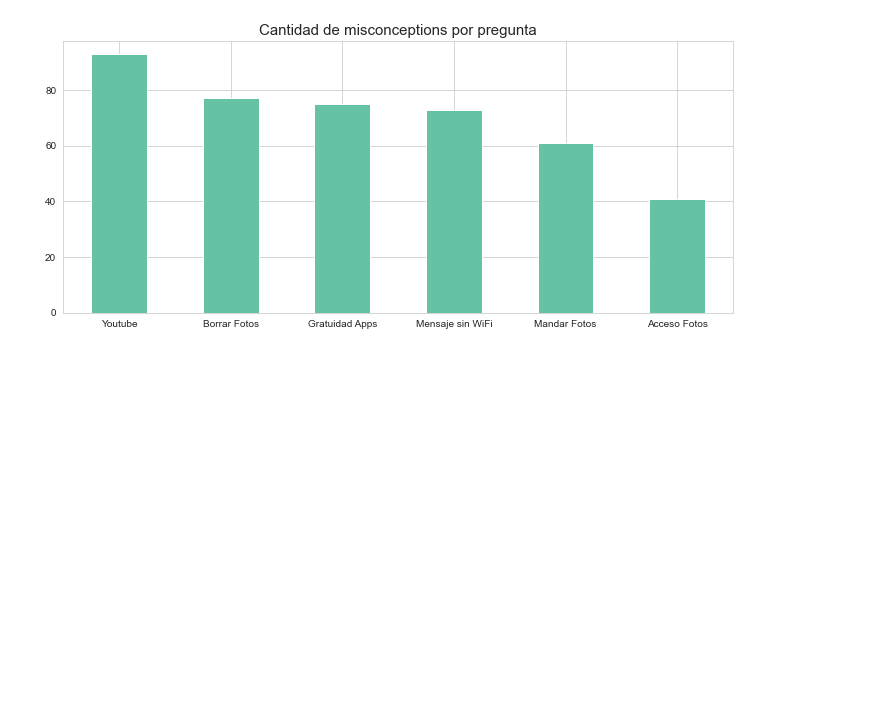
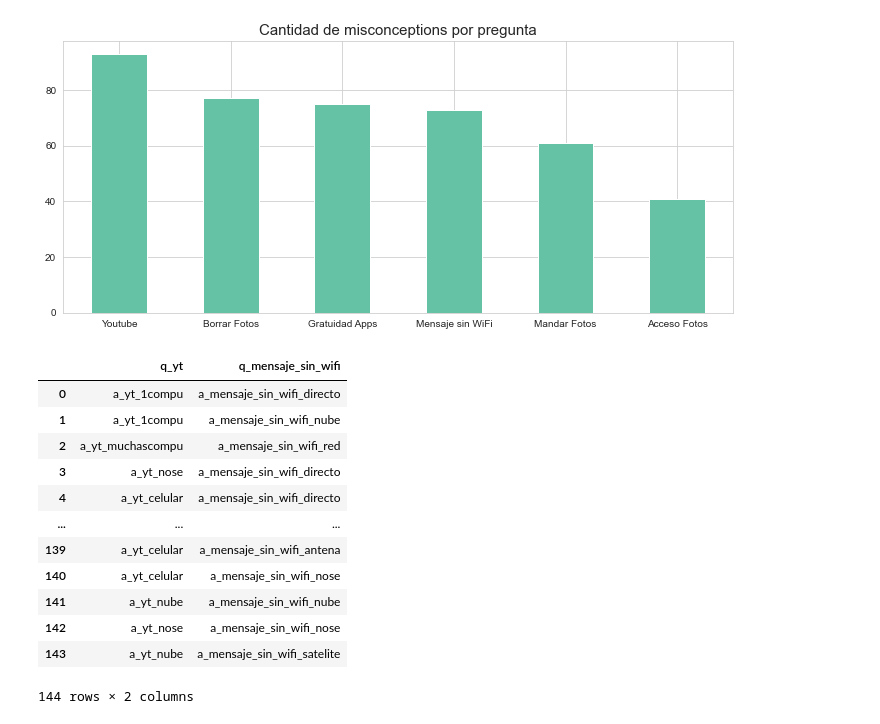
Before and after one commit to luparral/misconceptions, a Jupyter notebook: notebooks/Análisis exploratorio.ipynb, the cells around one changed output. Cells and saved outputs as stored; diff of their text form; code cells hidden in the pictures; blank space fills up the shorter version.

```diff
--- a/notebooks/Análisis exploratorio.ipynb
+++ b/notebooks/Análisis exploratorio.ipynb
@@ -797,3 +796,21 @@ df_misconceptions_parcial.sum(axis=0).sort_values(ascending=False).plot.bar(figs
 plt.title("Cantidad de misconceptions por pregunta", fontsize=15);
 # %% [output]
 [figure]
+# %%
+
+df_yt_vs_wifi =  df[['q_yt', 'q_mensaje_sin_wifi']].copy()
+df_yt_vs_wifi
+# %% [output]
+|  | q_yt | q_mensaje_sin_wifi |
+| 0 | a_yt_1compu | a_mensaje_sin_wifi_directo |
+| 1 | a_yt_1compu | a_mensaje_sin_wifi_nube |
+| 2 | a_yt_muchascompu | a_mensaje_sin_wifi_red |
+| 3 | a_yt_nose | a_mensaje_sin_wifi_directo |
+| 4 | a_yt_celular | a_mensaje_sin_wifi_directo |
+| ... | ... | ... |
+| 139 | a_yt_celular | a_mensaje_sin_wifi_antena |
+| 140 | a_yt_celular | a_mensaje_sin_wifi_nose |
+| 141 | a_yt_nube | a_mensaje_sin_wifi_nube |
+| 142 | a_yt_nose | a_mensaje_sin_wifi_nose |
+| 143 | a_yt_nube | a_mensaje_sin_wifi_satelite |
+144 rows × 2 columns
```
Also changed, not shown: parts of 15 cells of this notebook.
